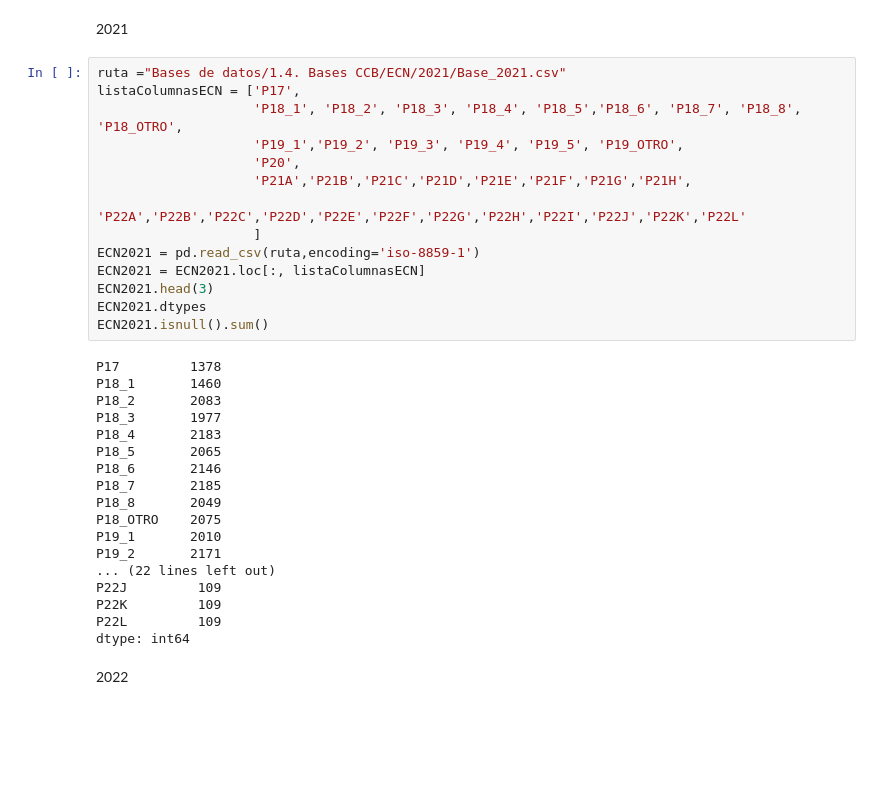
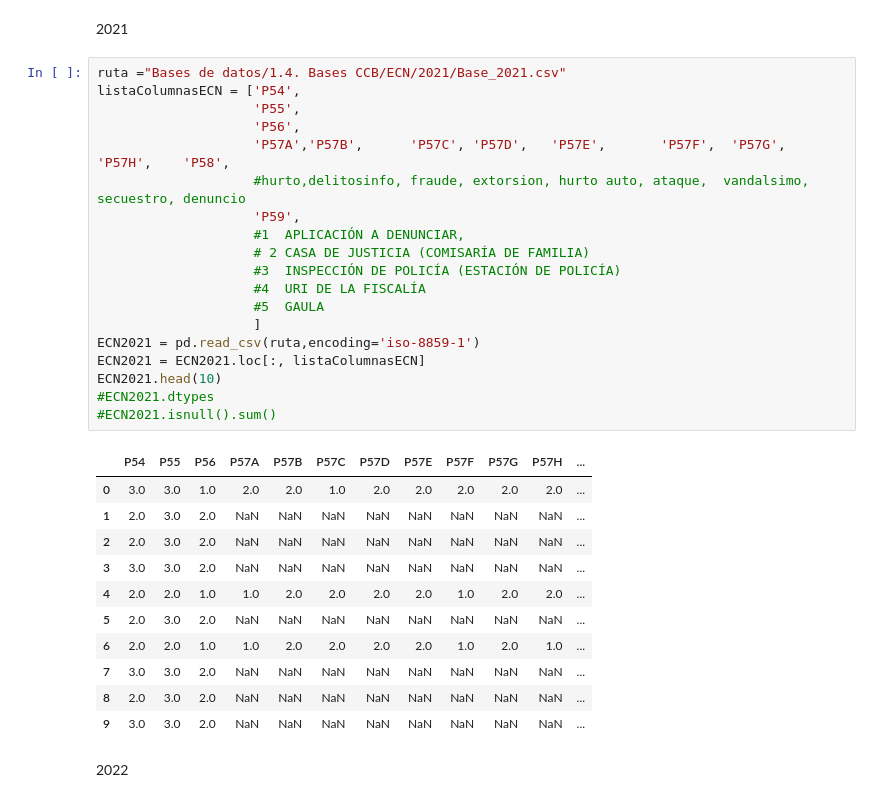
Before and after one commit to JuanParraG/dinamita-de-datos, a Jupyter notebook: Análisis de datos.ipynb, the cells around one changed output. Drawn from its saved outputs; the diff is of its cells as text; blank space fills up the shorter version.

```diff
--- a/Análisis de datos.ipynb
+++ b/Análisis de datos.ipynb
@@ -90,37 +85,36 @@ dtype: int64
 # %% [markdown]
 2021
-# %%
-ruta ="Bases de datos/1.4. Bases CCB/ECN/2021/Base_2021.csv"
-listaColumnasECN = ['P17',
-                    'P18_1', 'P18_2', 'P18_3', 'P18_4', 'P18_5','P18_6', 'P18_7', 'P18_8', 'P18_OTRO',
-                    'P19_1','P19_2', 'P19_3', 'P19_4', 'P19_5', 'P19_OTRO',
-                    'P20',
-                    'P21A','P21B','P21C','P21D','P21E','P21F','P21G','P21H',
-                    'P22A','P22B','P22C','P22D','P22E','P22F','P22G','P22H','P22I','P22J','P22K','P22L'
-                    ]
-ECN2021 = pd.read_csv(ruta,encoding='iso-8859-1')
-ECN2021 = ECN2021.loc[:, listaColumnasECN]
-ECN2021.head(3)
-ECN2021.dtypes
-ECN2021.isnull().sum()
-# %% [output]
-P17         1378
-P18_1       1460
-P18_2       2083
-P18_3       1977
-P18_4       2183
-P18_5       2065
-P18_6       2146
-P18_7       2185
-P18_8       2049
-P18_OTRO    2075
-P19_1       2010
-P19_2       2171
-... (22 lines left out)
-P22J         109
-P22K         109
-P22L         109
-dtype: int64
+# %%
+ruta ="Bases de datos/1.4. Bases CCB/ECN/2021/Base_2021.csv"
+listaColumnasECN = ['P54',
+                    'P55',
+                    'P56',
+                    'P57A','P57B',      'P57C', 'P57D',   'P57E',       'P57F',  'P57G',     'P57H',    'P58',
+                    #hurto,delitosinfo, fraude, extorsion, hurto auto, ataque,  vandalsimo, secuestro, denuncio
+                    'P59',
+                    #1	APLICACIÓN A DENUNCIAR,
+                    # 2	CASA DE JUSTICIA (COMISARÍA DE FAMILIA)
+                    #3	INSPECCIÓN DE POLICÍA (ESTACIÓN DE POLICÍA)
+                    #4	URI DE LA FISCALÍA
+                    #5	GAULA
+                    ]
+ECN2021 = pd.read_csv(ruta,encoding='iso-8859-1')
+ECN2021 = ECN2021.loc[:, listaColumnasECN]
+ECN2021.head(10)
+#ECN2021.dtypes
+#ECN2021.isnull().sum()
+# %% [output]
+|  | P54 | P55 | P56 | P57A | P57B | P57C | P57D | P57E | P57F | P57G | P57H | ... |
+| 0 | 3.0 | 3.0 | 1.0 | 2.0 | 2.0 | 1.0 | 2.0 | 2.0 | 2.0 | 2.0 | 2.0 | ... |
+| 1 | 2.0 | 3.0 | 2.0 | NaN | NaN | NaN | NaN | NaN | NaN | NaN | NaN | ... |
+| 2 | 2.0 | 3.0 | 2.0 | NaN | NaN | NaN | NaN | NaN | NaN | NaN | NaN | ... |
+| 3 | 3.0 | 3.0 | 2.0 | NaN | NaN | NaN | NaN | NaN | NaN | NaN | NaN | ... |
+| 4 | 2.0 | 2.0 | 1.0 | 1.0 | 2.0 | 2.0 | 2.0 | 2.0 | 1.0 | 2.0 | 2.0 | ... |
+| 5 | 2.0 | 3.0 | 2.0 | NaN | NaN | NaN | NaN | NaN | NaN | NaN | NaN | ... |
+| 6 | 2.0 | 2.0 | 1.0 | 1.0 | 2.0 | 2.0 | 2.0 | 2.0 | 1.0 | 2.0 | 1.0 | ... |
+| 7 | 3.0 | 3.0 | 2.0 | NaN | NaN | NaN | NaN | NaN | NaN | NaN | NaN | ... |
+| 8 | 2.0 | 3.0 | 2.0 | NaN | NaN | NaN | NaN | NaN | NaN | NaN | NaN | ... |
+| 9 | 3.0 | 3.0 | 2.0 | NaN | NaN | NaN | NaN | NaN | NaN | NaN | NaN | ... |
 # %% [markdown]
 2022
 # %%
```
Also changed, not shown: parts of 3 cells of this notebook, 1 other file.
